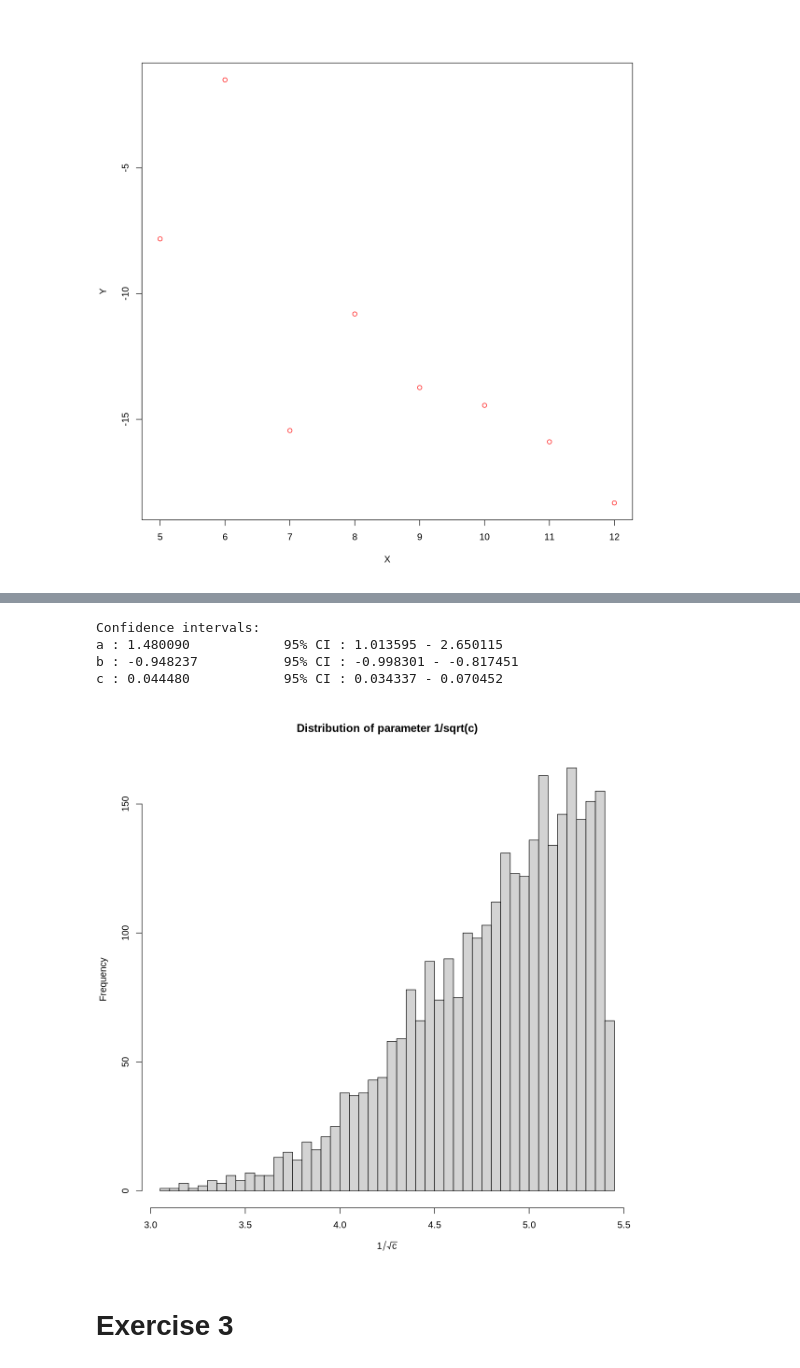
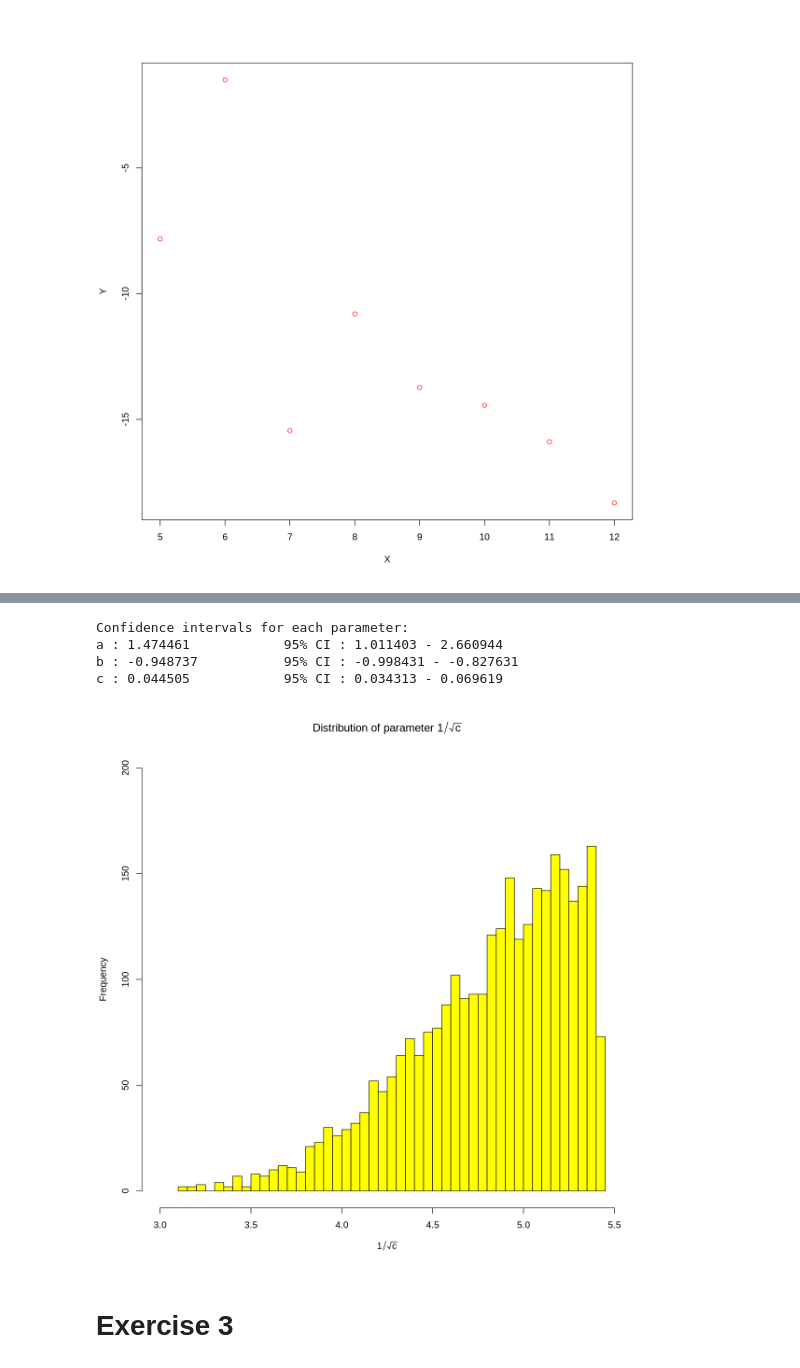
Before and after one commit to pietromalagoli/asp, a Jupyter notebook: code/lab05/Malagoli_Pietro_RLab05.ipynb, the cells around one changed output, grey strips where cells are left out. Saved outputs shown, nothing was run; the diff lists cells and outputs as text; code cells hidden in the pictures.

```diff
--- a/code/lab05/Malagoli_Pietro_RLab05.ipynb
+++ b/code/lab05/Malagoli_Pietro_RLab05.ipynb
@@ -321,22 +332,22 @@ plot(fit_chain)
 left_tail <- as.data.frame(jm$BUGSoutput$summary)["2.5%"]
 rigth_tail <- as.data.frame(jm$BUGSoutput$summary)["97.5%"]
 
-cat("Confidence intervals:")
+cat("Confidence intervals for each parameter:")
 for (i in 1:3) {
   cat(sprintf("\n%s : %f\t\t95%% CI : %f - %f", params[i], fit_params[i,], left_tail[i,], rigth_tail[i,]))
 }
 # %% [output]
-Confidence intervals:
-a : 1.480090            95% CI : 1.013595 - 2.650115
-b : -0.948237           95% CI : -0.998301 - -0.817451
-c : 0.044480            95% CI : 0.034337 - 0.070452
+Confidence intervals for each parameter:
+a : 1.474461            95% CI : 1.011403 - 2.660944
+b : -0.948737           95% CI : -0.998431 - -0.827631
+c : 0.044505            95% CI : 0.034313 - 0.069619
 # %%
 mkchain<-as.data.frame(jm$BUGSoutput$sims.matrix)
 
-hist(1/sqrt(as.mcmc(mkchain["c"])),breaks = 50,
-    main = paste("Distribution of parameter", expression(1 / sqrt(c))), xlab = expression(1 / sqrt(c)))
+hist(1/sqrt(as.mcmc(mkchain["c"])),breaks = 50, col = "yellow", xlim = c(3, 5.5), ylim = c(0, 200),
+    main = expression(paste("Distribution of parameter ", 1 / sqrt(c))), xlab = expression(1 / sqrt(c)))
 # %% [output]
-[figure, old version]
+[figure, new version]
 # %% [markdown]
 # Exercise 3 #
 # %% [markdown]
```
Also changed, not shown: parts of 15 cells of this notebook.
